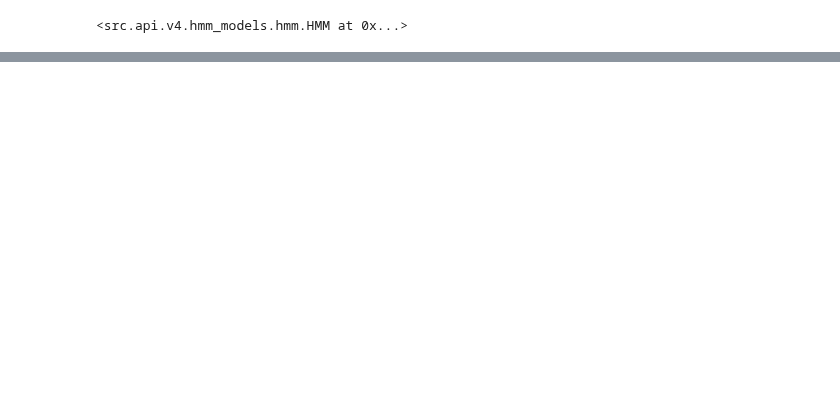
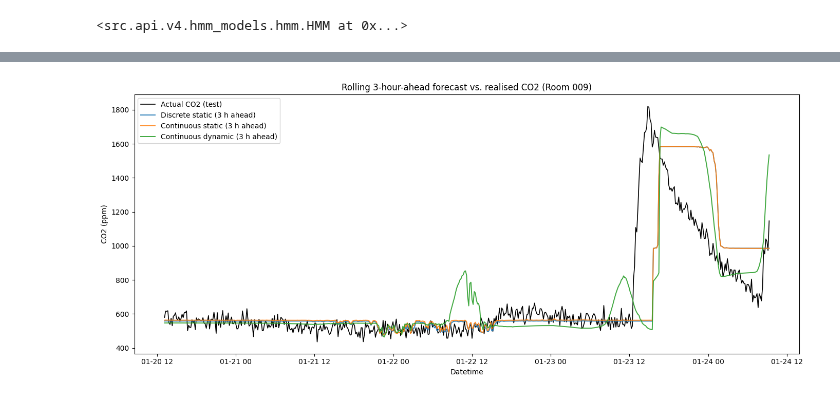
Before and after one commit to Maccen26/hmm-modelling, a Jupyter notebook: week_4.ipynb, the cells around one changed output, grey strips where cells are left out. Saved outputs shown, nothing was run; the diff lists cells and outputs as text; code cells hidden in the pictures; blank space fills up the shorter version.

Commit message:
Created notebook for week 4, added code to train and evaluate HMMs on CO2 data

```diff
--- a/week_4.ipynb
+++ b/week_4.ipynb
@@ -651,8 +694,16 @@ tm_cv = jnp.array([
     [0.1, 0.1, 0.1, 0.7],
 ])
 
+# Same uniform initial distribution for both models so the comparison isn't
+# confounded by different starting state priors.
+init_dist = jnp.array([0.25, 0.25, 0.25, 0.25])
+
 print("=== Discrete (StaticTransition) ===")
-hmm_discrete = HMM(emission=emission_cv, transition=StaticTransition.from_params(tm_cv))
+hmm_discrete = HMM(
+    emission=emission_cv,
+    transition=StaticTransition.from_params(tm_cv),
+    inital_distribution=init_dist,
+)
 rmses_d, r2s_d, models_d = train_hmm(ys_train, ts_train, hmm_discrete, t_pred=jnp.arange(1, 11), tol=1e-2)
 print(f"Discrete HMM RMSEs: {rmses_d}")
 print(f"Discrete HMM R2s: {r2s_d}")
@@ -661,9 +712,11 @@ print("=== Continuous (ContinuousStaticTransition) ===")
 hmm_continuous = HMM(
     emission=emission_cv,
     transition=ContinuousStaticTransition.from_params(tm_cv),
-    inital_distribution=jnp.array([0.25, 0.25, 0.25, 0.25]),
+    inital_distribution=init_dist,
 )
-rmses_c, r2s_c, models_c = train_hmm(ys_train, ts_train, hmm_continuous, t_pred=jnp.arange(1, 11) * 600.0, tol=1e-2)
+# t_pred is in the same units as `ts` (waiting time / SECONDS ~= 1.0 per step),
+# so the continuous and discrete models forecast the same 1..10-step horizons.
+rmses_c, r2s_c, models_c = train_hmm(ys_train, ts_train, hmm_continuous, t_pred=jnp.arange(1, 11), tol=1e-2)
 
 print(f"Continuous HMM RMSEs: {rmses_c}")
 print(f"Continuous HMM R2s: {r2s_c}")
@@ -790,7 +843,7 @@ covariate_cols = ["off_day", "sin_week", "cos_week", "sin_tod", "cos_tod", *weat
 X_cov = jnp.asarray(build_covariates(series_df["datetime"]))
 
 # Train/test split matching ys_train / ys_test.
-X_cov_train, X_cov_test = X_cov[:TEST_IDX], X_cov[TEST_IDX:]
+X_cov_train, X_cov_test = X_cov[:TRAIN_IDX], X_cov[TRAIN_IDX:]
 
 print(f"Covariate matrix shape: {X_cov.shape}")
 print(pd.DataFrame(np.asarray(X_cov[:5]), columns=covariate_cols))
@@ -801,0 +951,73 @@ model
+# %%
+import matplotlib.pyplot as plt
+from src.api.v4 import ForwardAlgorithm
+
+# --- Rolling 3-hour-ahead forecast on the held-out test set -----------------
+# A single long-horizon forecast from one anchor is trivially bad after a few
+# steps. Instead we ask the practically relevant question at EVERY test point:
+# conditioned on everything up to now, what is the CO2 WINDOW_HOURS from now?
+# For each test observation we take the causal filtered state, propagate it the
+# fixed horizon forward through the model's own per-step transitions, and
+# compare the forecast to the CO2 actually realised that far ahead.
+WINDOW_HOURS = 3
+K = int(round(WINDOW_HOURS * 3600 / SECONDS))  # horizon in observation steps (~18 at 600 s)
+
+OBS_TO_PLOT = 550
+# Full-series arrays (train+test). Filtering is causal, so getting the filtered
+# state at every anchor from one pass leaks nothing: the K-step-ahead forecast
+# at anchor a only uses observations up to a (the covariates at a+1..a+K are
+# exogenous time/weather features, not the target).
+ys_full = ys
+ts_full = ts
+dates_full = pd.to_datetime(series_df["datetime"].values)
+X_cov_std = (X_cov - cov_mean) / cov_std  # same training statistics used for fitting
+
+
+def rolling_forecast(model, xs_full):
+    """K-step-ahead emission forecast anchored at every test observation.
+
+    Returns (target_dates, y_true, y_pred) aligned on the realised observation
+    K steps after each test anchor.
+    """
+    # One causal forward pass -> filtered state after every observation.
+    out = ForwardAlgorithm().run(model.params, model.u_pre, ys=ys_full, ts=ts_full, xs=xs_full)
+    utt = out.utt.reshape(len(ys_full), -1)                                   # (T, S)
+    # Per-step transition matrices Gammas[j] = P(obs j-1 -> obs j); batched once.
+    Gammas = model.transition.transition_matrices(ts_full, ys_full, xs_full)  # (T, S, S)
+    mu = model.emission.mu(0, ys_full, xs_full)                               # (S,) state means
+
+    # Anchors: every test observation that still has a realised value K steps on.
+    anchors = jnp.arange(TRAIN_IDX, len(ys_full) - K)
+    u = utt[anchors]                                     # (A, S) filtered state at each anchor
+    for m in range(1, K + 1):                            # propagate K real steps forward
+        u = jnp.einsum("ai,aij->aj", u, Gammas[anchors + m])
+    y_pred = u @ mu                                      # (A,) state-weighted emission mean
+    y_true = ys_full[anchors + K]
+    target_dates = dates_full[np.asarray(anchors) + K]
+    return target_dates, np.asarray(y_true), np.asarray(y_pred)
+
+
+models_to_plot = {
+    "Discrete static":    (models_d[-1],   None),
+    "Continuous static":  (models_c[-1],   None),
+    "Continuous dynamic": (models_dyn[-1], X_cov_std),
+}
+
+plt.figure(figsize=(14, 6))
+plotted_actual = False
+for name, (model, xs_full) in models_to_plot.items():
+    tdates, y_true, y_pred = rolling_forecast(model, xs_full)
+    if not plotted_actual:
+        plt.plot(tdates[:OBS_TO_PLOT], y_true[:OBS_TO_PLOT], color="black", lw=1.2, label="Actual CO2 (test)")
+        plotted_actual = True
+    plt.plot(tdates[:OBS_TO_PLOT], y_pred[:OBS_TO_PLOT], lw=1.4, alpha=0.9, label=f"{name} ({WINDOW_HOURS} h ahead)")
+    print(f"{name:<20} {WINDOW_HOURS}h-ahead  RMSE={float(rmse(jnp.asarray(y_true), jnp.asarray(y_pred))):8.2f}  "
+          f"R2={float(r2_score(jnp.asarray(y_true), jnp.asarray(y_pred))):7.4f}")
+
+plt.title(f"Rolling {WINDOW_HOURS}-hour-ahead forecast vs. realised CO2 ({room_name})")
+plt.xlabel("Datetime")
+plt.ylabel("CO2 (ppm)")
+plt.legend()
+plt.tight_layout()
+plt.show()
+# %% [output]
@@ -801,0 +1027 @@ model
+[figure, added]
```
Also changed, not shown: parts of 12 cells of this notebook, 10 other files.
